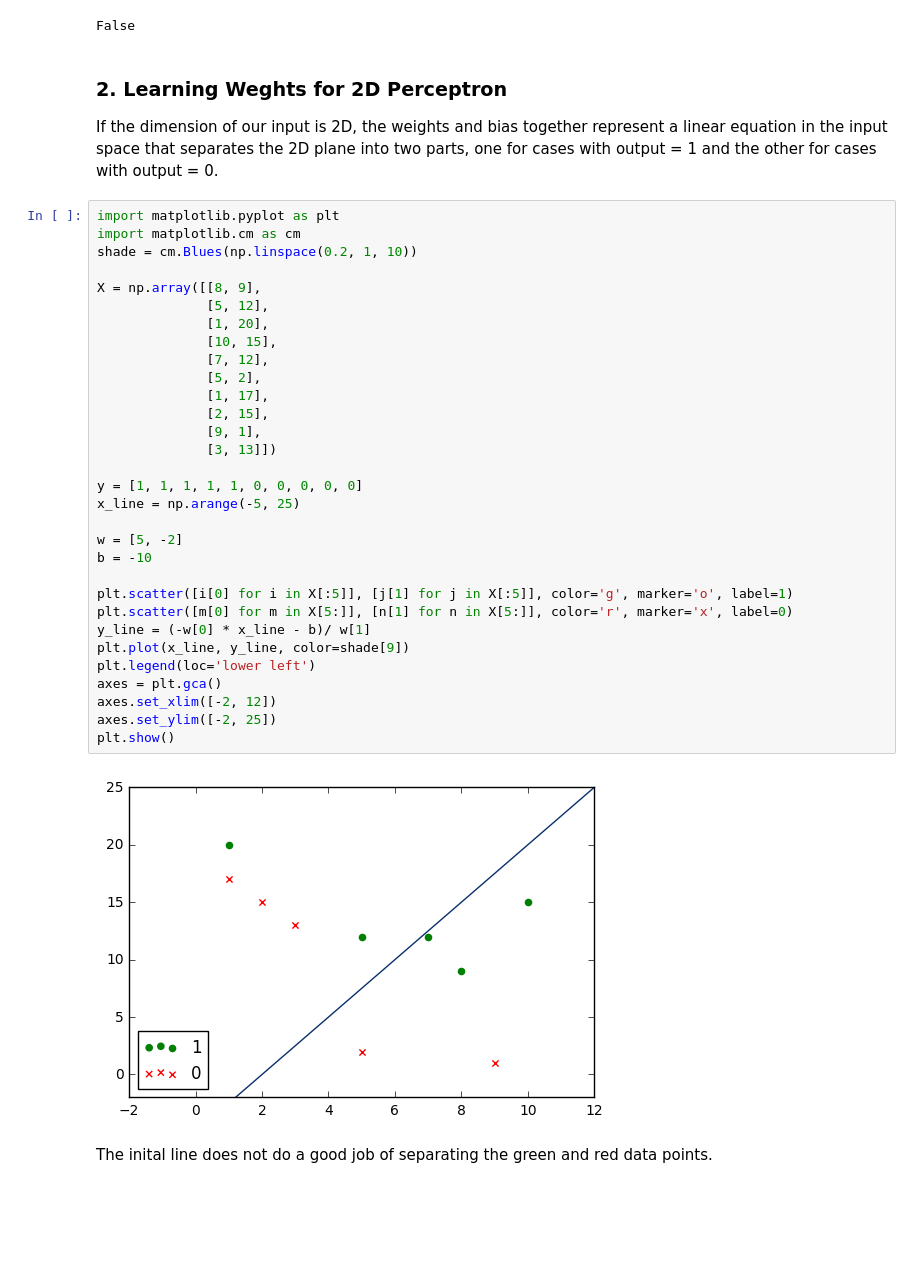
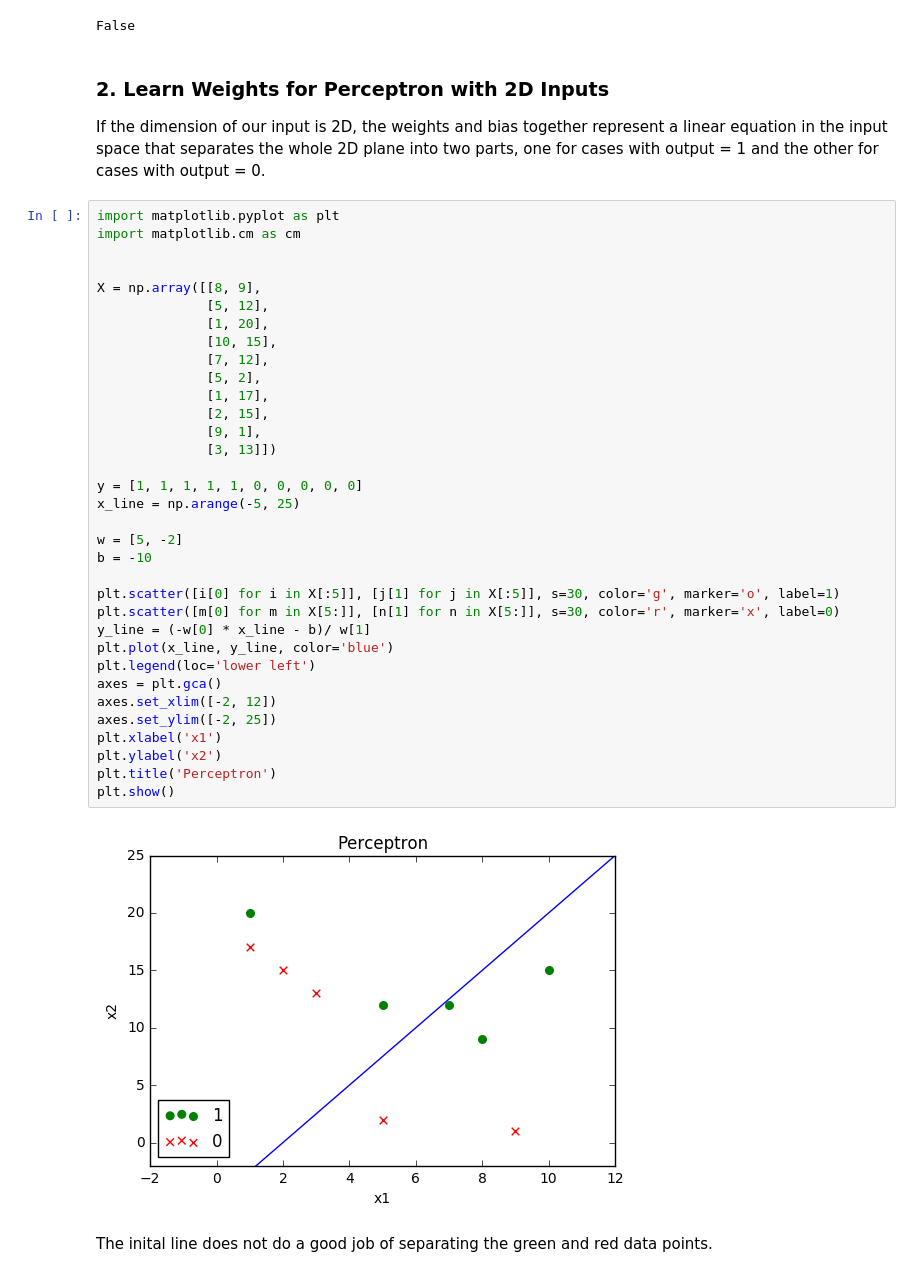
Before and after one commit to kaoyubo/NNML, a Jupyter notebook: 1_intro.ipynb, the cells around one changed output. Drawn from its saved outputs; the diff is of its cells as text; blank space fills up the shorter version.

```diff
--- a/1_intro.ipynb
+++ b/1_intro.ipynb
@@ -65,42 +65,45 @@ forward_propagation([1.2, 1], [-1, 0], .2)
 # %% [output]
 False
 # %% [markdown]
-### 2. Learning Weghts for 2D Perceptron
+### 2. Learn Weights for Perceptron with 2D Inputs
 
-If the dimension of our input is 2D, the weights and bias together represent a linear equation in the input space that separates the 2D plane into two parts, one for cases with output = 1 and the other for cases with output = 0.
+If the dimension of our input is 2D, the weights and bias together represent a linear equation in the input space that separates the whole 2D plane into two parts, one for cases with output = 1 and the other for cases with output = 0.
 # %%
 import matplotlib.pyplot as plt
 import matplotlib.cm as cm
-shade = cm.Blues(np.linspace(0.2, 1, 10))
+
 
 X = np.array([[8, 9],
               [5, 12],
               [1, 20],
               [10, 15],
               [7, 12],
               [5, 2],
               [1, 17],
               [2, 15],
               [9, 1],
               [3, 13]])
 
 y = [1, 1, 1, 1, 1, 0, 0, 0, 0, 0]
 x_line = np.arange(-5, 25)
 
 w = [5, -2]
 b = -10
 
-plt.scatter([i[0] for i in X[:5]], [j[1] for j in X[:5]], color='g', marker='o', label=1)
-plt.scatter([m[0] for m in X[5:]], [n[1] for n in X[5:]], color='r', marker='x', label=0)
+plt.scatter([i[0] for i in X[:5]], [j[1] for j in X[:5]], s=30, color='g', marker='o', label=1)
+plt.scatter([m[0] for m in X[5:]], [n[1] for n in X[5:]], s=30, color='r', marker='x', label=0)
 y_line = (-w[0] * x_line - b)/ w[1]
-plt.plot(x_line, y_line, color=shade[9])
+plt.plot(x_line, y_line, color='blue')
 plt.legend(loc='lower left')
 axes = plt.gca()
 axes.set_xlim([-2, 12])
 axes.set_ylim([-2, 25])
+plt.xlabel('x1')
+plt.ylabel('x2')
+plt.title('Perceptron')
 plt.show()
 # %% [output]
-[figure, old version]
+[figure, new version]
 # %% [markdown]
 The inital line does not do a good job of separating the green and red data points.
 # %%
```
Also changed, not shown: parts of 4 cells of this notebook.
